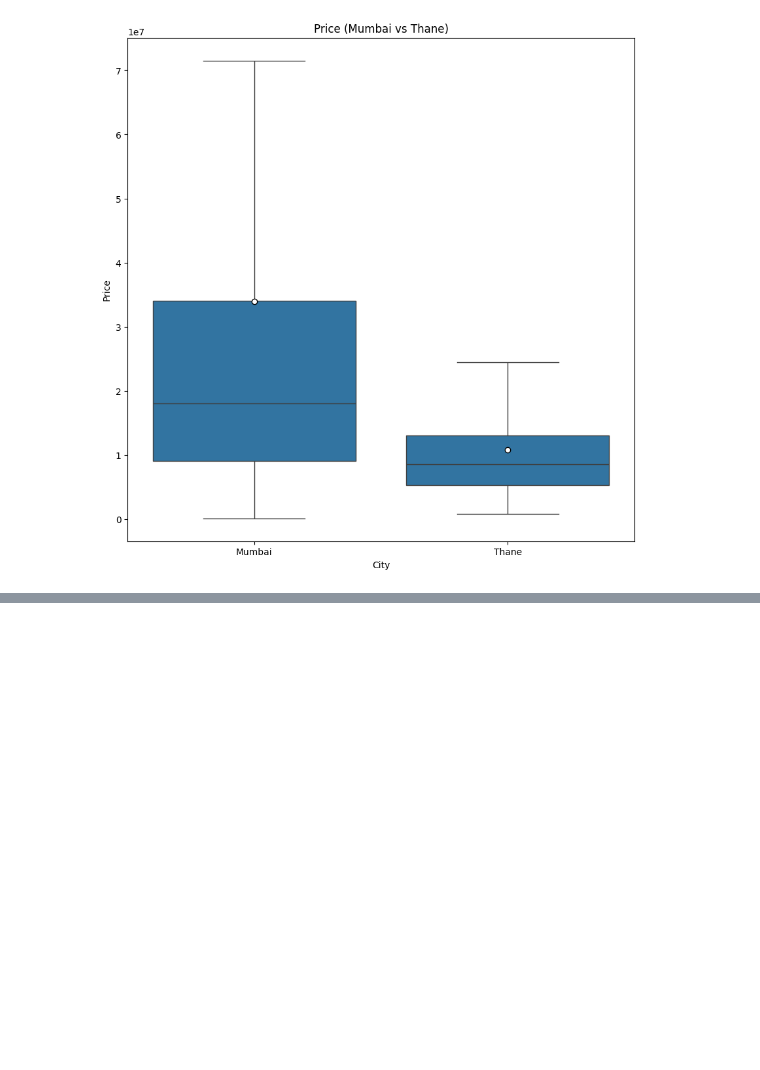
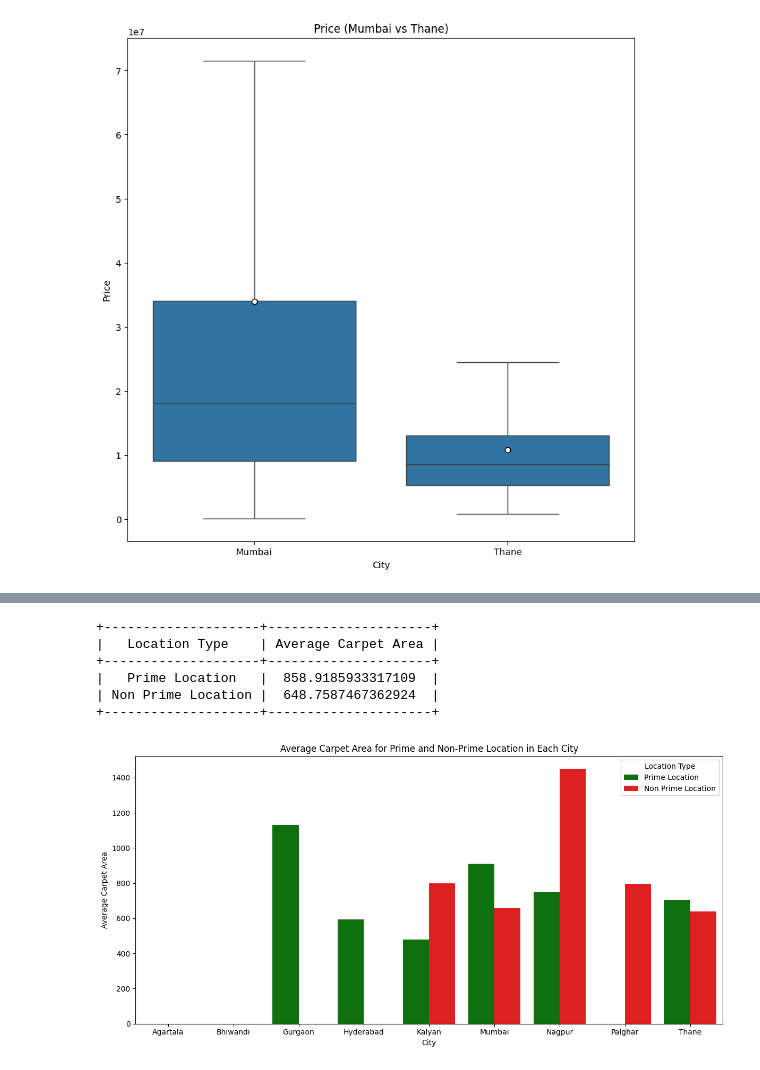
Before and after one commit to Data-Analytics-IIITH/Data-Visualization, a Jupyter notebook: assignment1_3.ipynb, the cells around one changed output, grey strips where cells are left out. Drawn from its saved outputs; the diff is of its cells as text; code cells hidden in the pictures; blank space fills up the shorter version.

Commit message:
Task-4 graphs for average carpet area per city

```diff
--- a/assignment1_3.ipynb
+++ b/assignment1_3.ipynb
@@ -83,6 +83,17 @@ class Plotter:
     ax.set_title(title)
     ax.legend(title=target_column_2)
 
+  def plot_comparison_bar(df, x_col, y_cols, title, x_label, y_label, legend_title, ax=None, colors=None):
+    if ax is None:
+        fig, ax = plt.subplots(figsize=(12, 6))
+    melted_df = df.melt(id_vars=[x_col], value_vars=y_cols.keys(), var_name=legend_title, value_name=y_label)
+    sns.barplot(data=melted_df, x=x_col, y=y_label, hue=legend_title, ax=ax, palette=colors)
+    ax.set_title(title)
+    ax.set_xlabel(x_label)
+    ax.set_ylabel(y_label)
+    ax.legend(title=legend_title)
+    plt.tight_layout()
+
   def plot_pie_per_price_category(ax, category, df, title, target_field):
     ax.pie(df['Count'], labels=df[target_field] + ' (' + df['Count'].astype(str) + ')')
     ax.set_title(title)
@@ -423,0 +442,45 @@ plt.show()
+# %%
+prime_location_df = df[df['isPrimeLocationProperty'] == 'Y']
+non_prime_location_df = df[df['isPrimeLocationProperty'] == 'N']
+
+prime_location_avg = prime_location_df['Carpet Area'].mean()
+non_prime_location_avg = non_prime_location_df['Carpet Area'].mean()
+
+# table to show average carpet area for prime and non-prime location using tabulate
+table = [
+    ['Prime Location', prime_location_avg],
+    ['Non Prime Location', non_prime_location_avg]
+]
+
+print(tabulate(table, headers=['Location Type', 'Average Carpet Area'], tablefmt='pretty'))
+
+# plot for average price comparison in each city
+prime_location_carpet_area = prime_location_df.groupby('City')['Carpet Area'].mean()
+non_prime_location_carpet_area = non_prime_location_df.groupby('City')['Carpet Area'].mean()
+combined_df = pd.DataFrame({
+            'Prime Location': prime_location_carpet_area,
+            'Non Prime Location': non_prime_location_carpet_area
+        }).reset_index()
+
+
+fig, ax = plt.subplots(figsize=(12, 6))
+Plotter.plot_comparison_bar(
+    df=combined_df,
+    x_col='City',
+    y_cols={'Prime Location': 'Prime Location', 'Non Prime Location': 'Non Prime Location'},
+    title='Average Carpet Area for Prime and Non-Prime Location in Each City',
+    x_label='City',
+    y_label='Average Carpet Area',
+    legend_title='Location Type',
+    ax=ax,
+    colors={'Prime Location': 'green', 'Non Prime Location': 'red'}
+)
+plt.show()
+# %% [output]
++--------------------+---------------------+
+|   Location Type    | Average Carpet Area |
++--------------------+---------------------+
+|   Prime Location   |  858.9185933317109  |
+| Non Prime Location |  648.7587467362924  |
++--------------------+---------------------+
+[figure, added]
```
Also changed, not shown: parts of 1 cell of this notebook.
